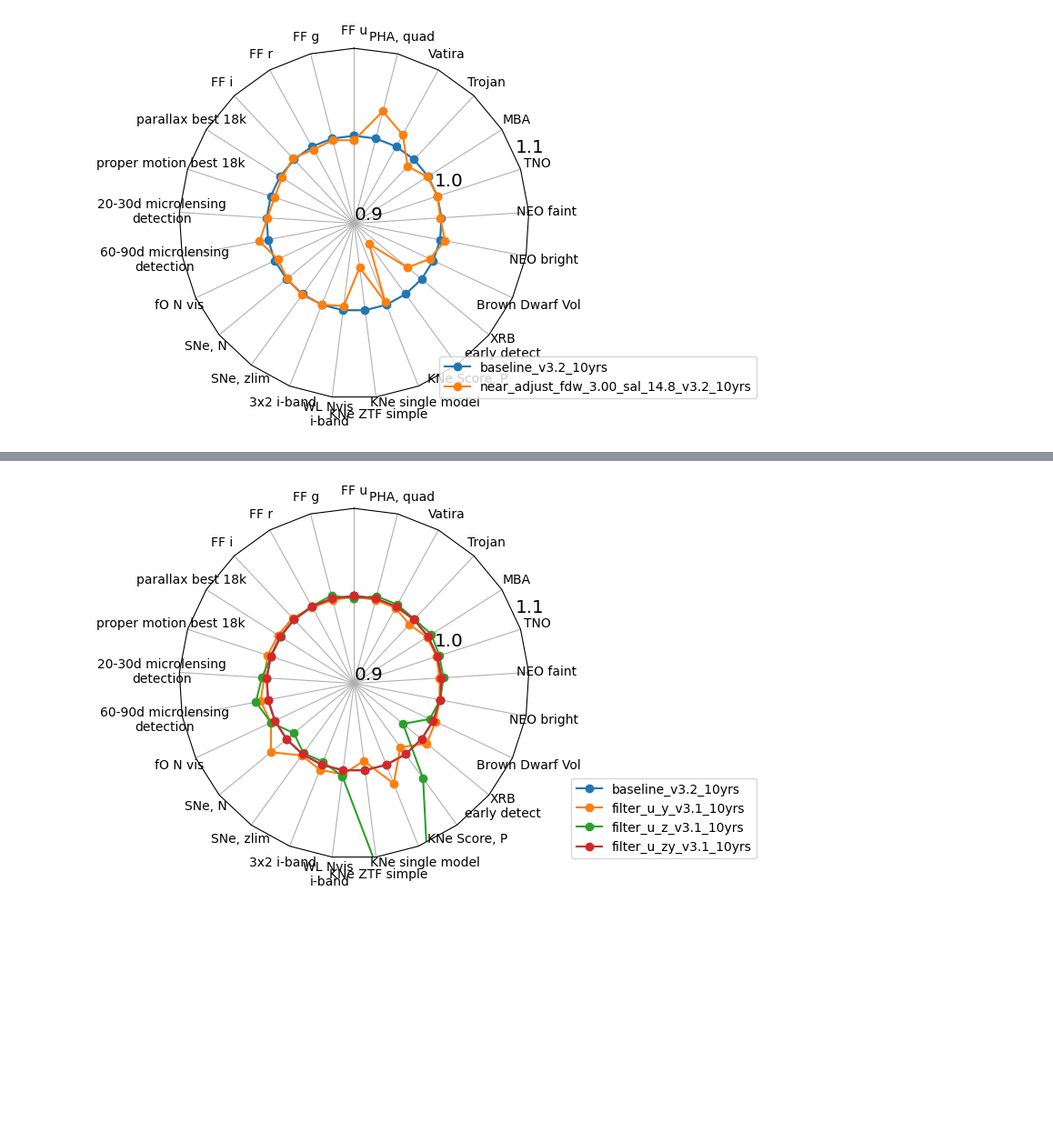
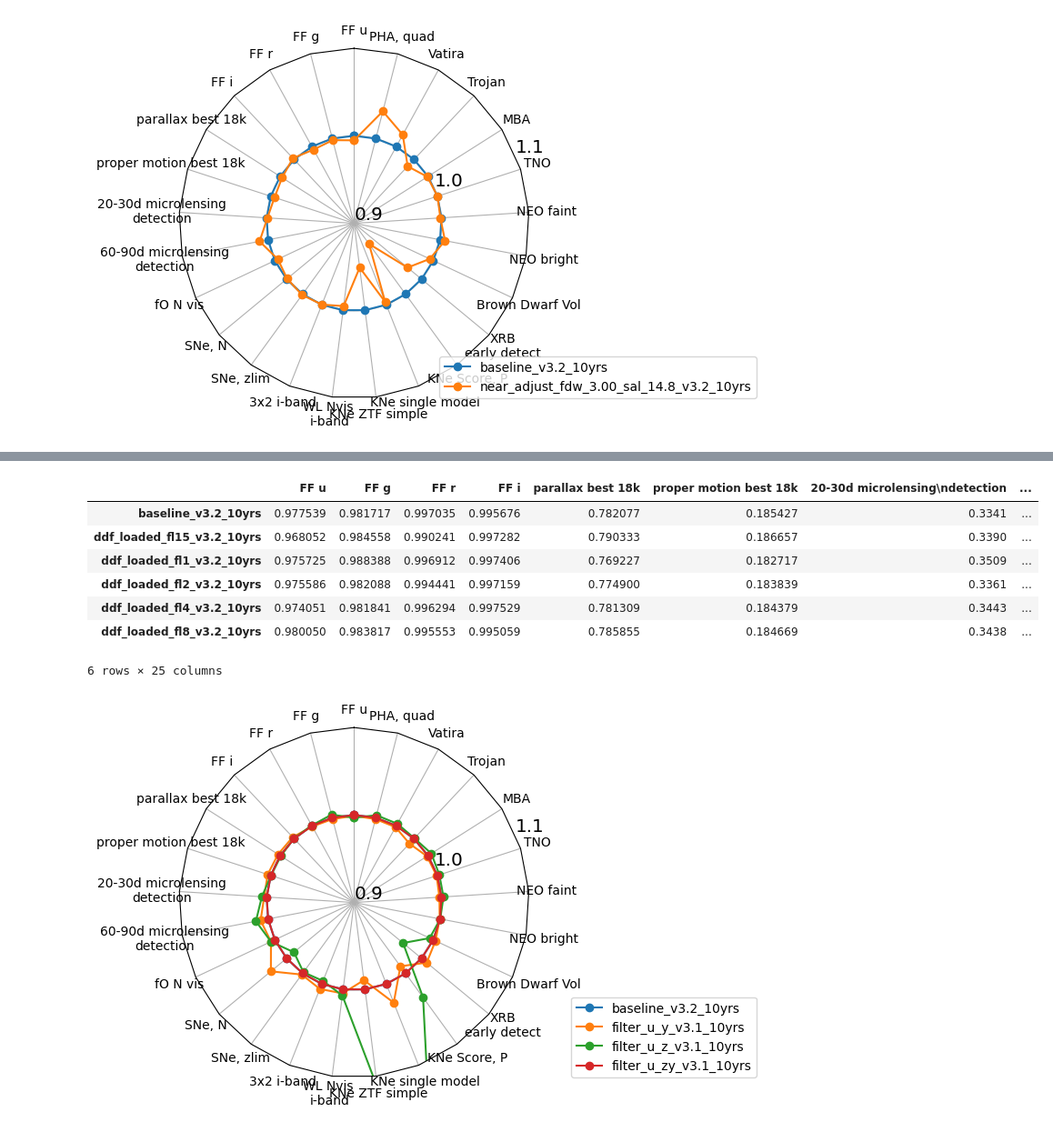
Before and after one commit to lsst-sims/sims_featureScheduler_runs3.2, a Jupyter notebook: maf/quick_look.ipynb, the cells around one changed output, grey strips where cells are left out. Shown at 91% size. Cells and saved outputs as stored; diff of their text form; code cells hidden in the pictures; blank space fills up the shorter version.

```diff
--- a/maf/quick_look.ipynb
+++ b/maf/quick_look.ipynb
@@ -311,3 +319,14 @@ fig, ax = radar(ndata, legend=True, rgrids=[0.9, 1.0, 1.1], bbox_to_anchor=(1.65
+# %%
+data.loc[runs]
+# %% [output]
+|  | FF u | FF g | FF r | FF i | parallax best 18k | proper motion best 18k | 20-30d microlensing\ndetection | ... |
+| baseline_v3.2_10yrs | 0.977539 | 0.981717 | 0.997035 | 0.995676 | 0.782077 | 0.185427 | 0.3341 | ... |
+| ddf_loaded_fl15_v3.2_10yrs | 0.968052 | 0.984558 | 0.990241 | 0.997282 | 0.790333 | 0.186657 | 0.3390 | ... |
+| ddf_loaded_fl1_v3.2_10yrs | 0.975725 | 0.988388 | 0.996912 | 0.997406 | 0.769227 | 0.182717 | 0.3509 | ... |
+| ddf_loaded_fl2_v3.2_10yrs | 0.975586 | 0.982088 | 0.994441 | 0.997159 | 0.774900 | 0.183839 | 0.3361 | ... |
+| ddf_loaded_fl4_v3.2_10yrs | 0.974051 | 0.981841 | 0.996294 | 0.997529 | 0.781309 | 0.184379 | 0.3443 | ... |
+| ddf_loaded_fl8_v3.2_10yrs | 0.980050 | 0.983817 | 0.995553 | 0.995059 | 0.785855 | 0.184669 | 0.3438 | ... |
+6 rows × 25 columns
 # %%
 runs = ['baseline_v3.2_10yrs'] + [run for run in data.index if 'filter_u' in run and 'short' not in run]
 ndata = norm_df(data, runs, cols=data.columns.values.tolist(),
```
Also changed, not shown: parts of 8 cells of this notebook, 1 other file.
